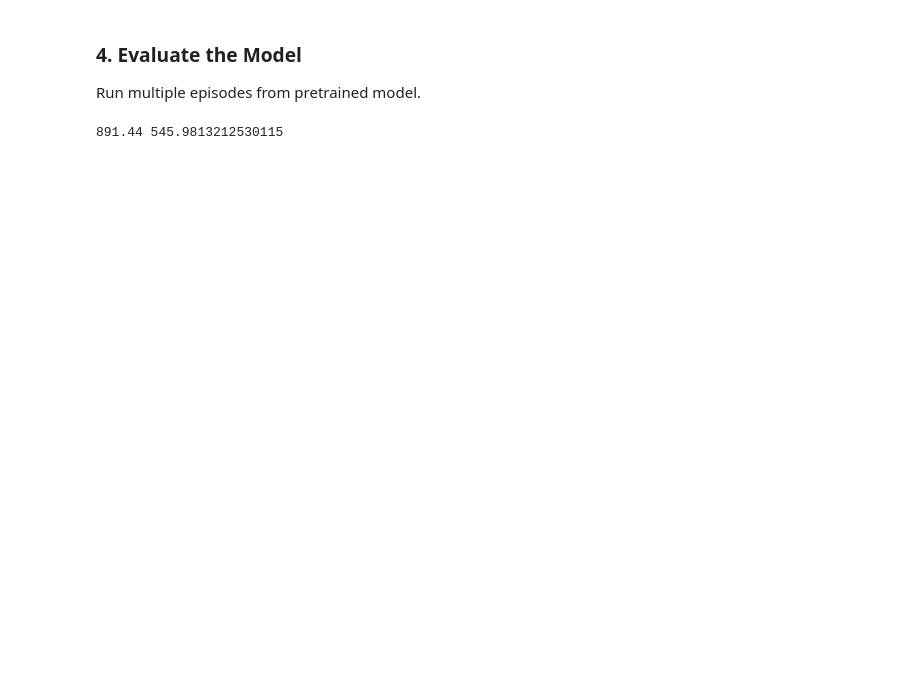
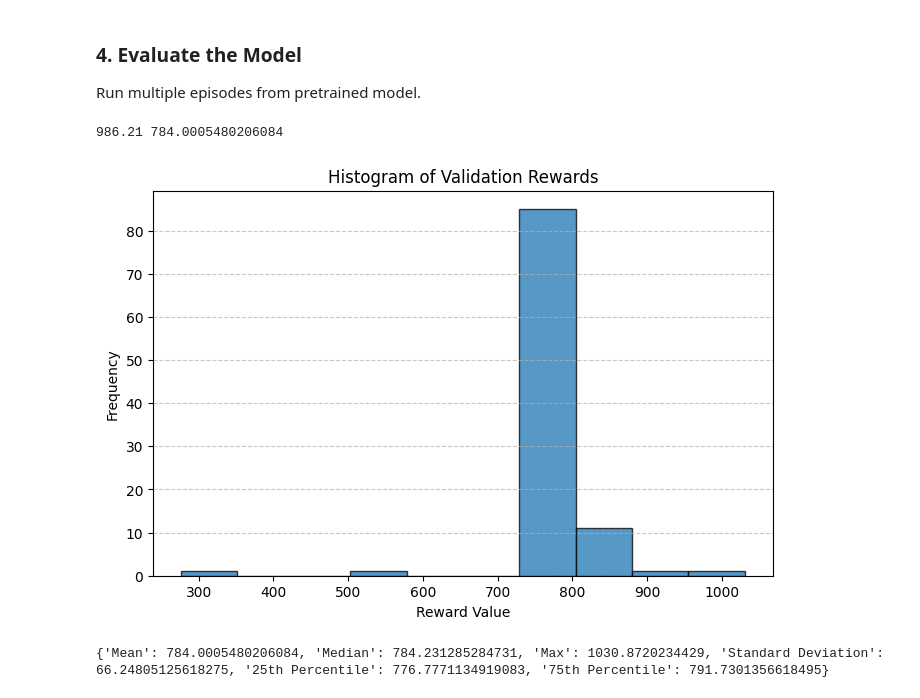
Before and after one commit to Paulomen2712/tum-adlr-ws25-16, a Jupyter notebook: PPO_ant.ipynb, the cells around one changed output. Cells and saved outputs as stored; diff of their text form; code cells hidden in the pictures; blank space fills up the shorter version.

```diff
--- a/PPO_ant.ipynb
+++ b/PPO_ant.ipynb
@@ -103,7 +101,7 @@ torch.save(ppo.adpt_module.state_dict(), path + "adpt.pth")
 # %%
 
 import numpy as np
-MAX_IT = 25
+MAX_IT = 100
 val_t = np.zeros(MAX_IT)
 val_rew = np.zeros(MAX_IT)
 ppo.policy.cpu()
@@ -113,7 +111,7 @@ for i in  range(0, MAX_IT):
         model = env.envs[0].model
         t = 1
         reward = 0
-        while not done[0] and t < 5000:
+        while not done[0] and t < 1000:
             action = ppo.policy.sample_action(torch.Tensor(obs))
             obs, rew, done = env.step(action.numpy())
             t+=1
@@ -123,7 +121,39 @@ for i in  range(0, MAX_IT):
 print(np.mean(val_t), np.mean(val_rew))
 #752.86 1538.6648483656134
 # %% [output]
-891.44 545.9813212530115
+986.21 784.0005480206084
+# %%
+import matplotlib.pyplot as plt
+
+# Replace this with your actual 100 validation reward values
+validation_rewards = val_rew
+
+# Create histogram
+plt.figure(figsize=(8, 5))
+plt.hist(validation_rewards, bins=10, edgecolor='black', alpha=0.75)
+
+# Labels and title
+plt.xlabel('Reward Value')
+plt.ylabel('Frequency')
+plt.title('Histogram of Validation Rewards')
+plt.grid(axis='y', linestyle='--', alpha=0.7)
+
+# Show the plot
+plt.show()
+
+stats = {
+    "Mean": np.mean(validation_rewards),
+    "Median": np.median(validation_rewards),
+    "Max": np.max(validation_rewards),
+    "Standard Deviation": np.std(validation_rewards),
+    "25th Percentile": np.percentile(validation_rewards, 25),
+    "75th Percentile": np.percentile(validation_rewards, 75)
+}
+
+print(stats)
+# %% [output]
+[figure, added]
+{'Mean': 784.0005480206084, 'Median': 784.231285284731, 'Max': 1030.8720234429, 'Standard Deviation': 66.24805125618275, '25th Percentile': 776.7771134919083, '75th Percentile': 791.7301356618495}
 # %%
 # import os
 # os.environ["MUJOCO_GL"] = "wgl"
```
Also changed, not shown: parts of 8 cells of this notebook, 14 other files.
